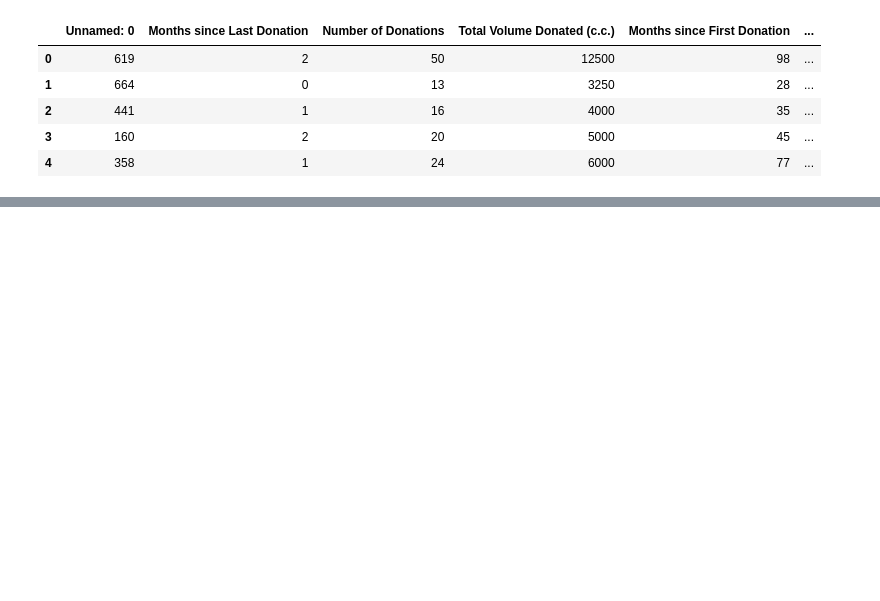
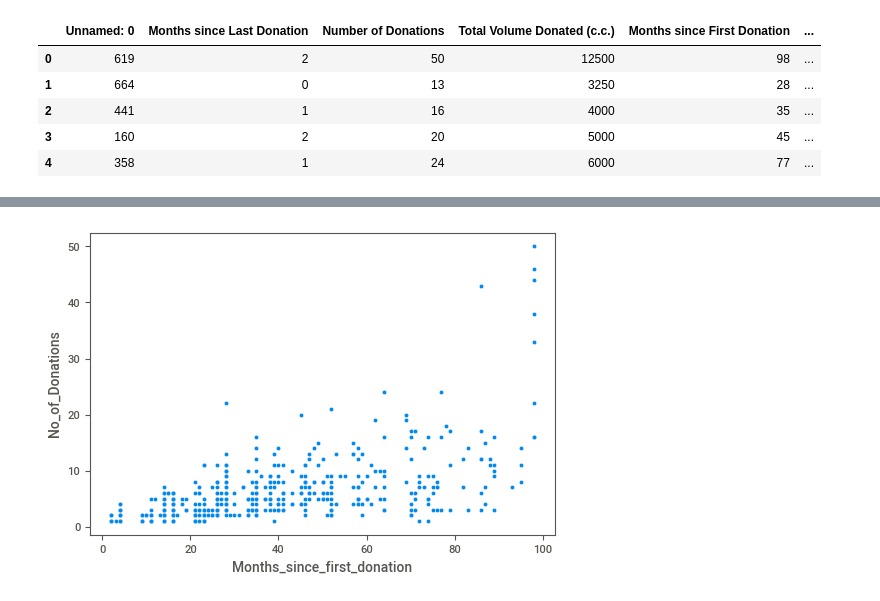
Before and after one commit to 21Ovi/Blood-Donation-Prediction, a Jupyter notebook: BloodDonationPrediciton.ipynb, the cells around one changed output, grey strips where cells are left out. Saved outputs shown, nothing was run; the diff lists cells and outputs as text; code cells hidden in the pictures; blank space fills up the shorter version.

```diff
--- a/BloodDonationPrediciton.ipynb
+++ b/BloodDonationPrediciton.ipynb
@@ -24,0 +143,4 @@ data1.head()
+# %%
+sns.scatterplot(x="Months_since_first_donation",y="No_of_Donations",data=data);
+# %% [output]
+[figure, added]
```
Also changed, not shown: parts of 30 cells of this notebook.
